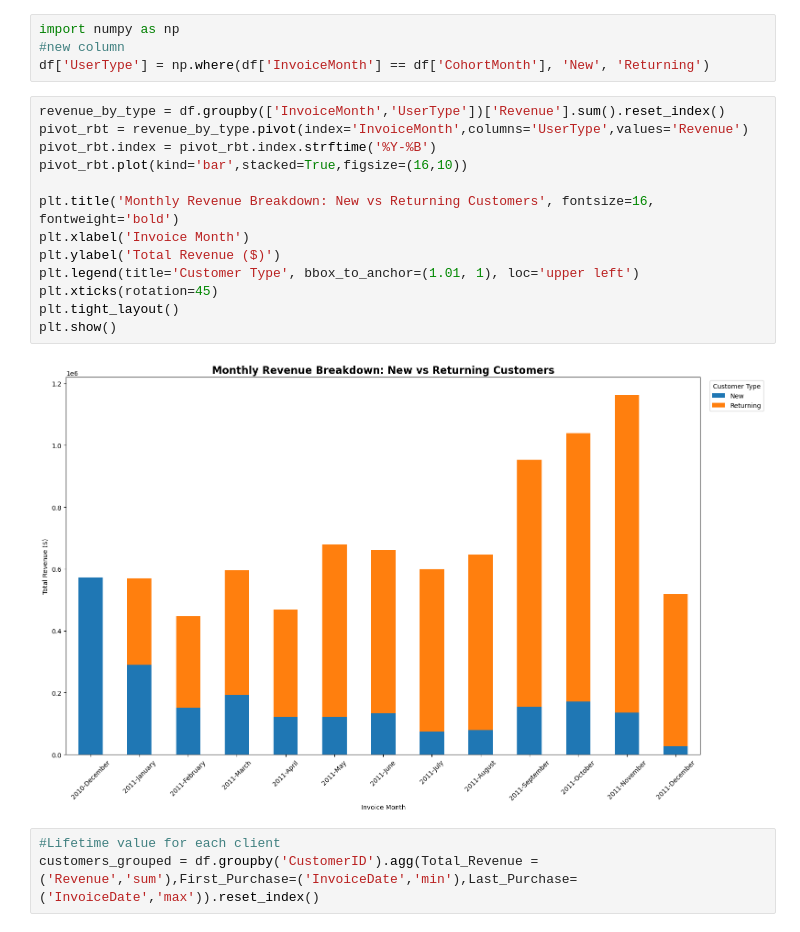
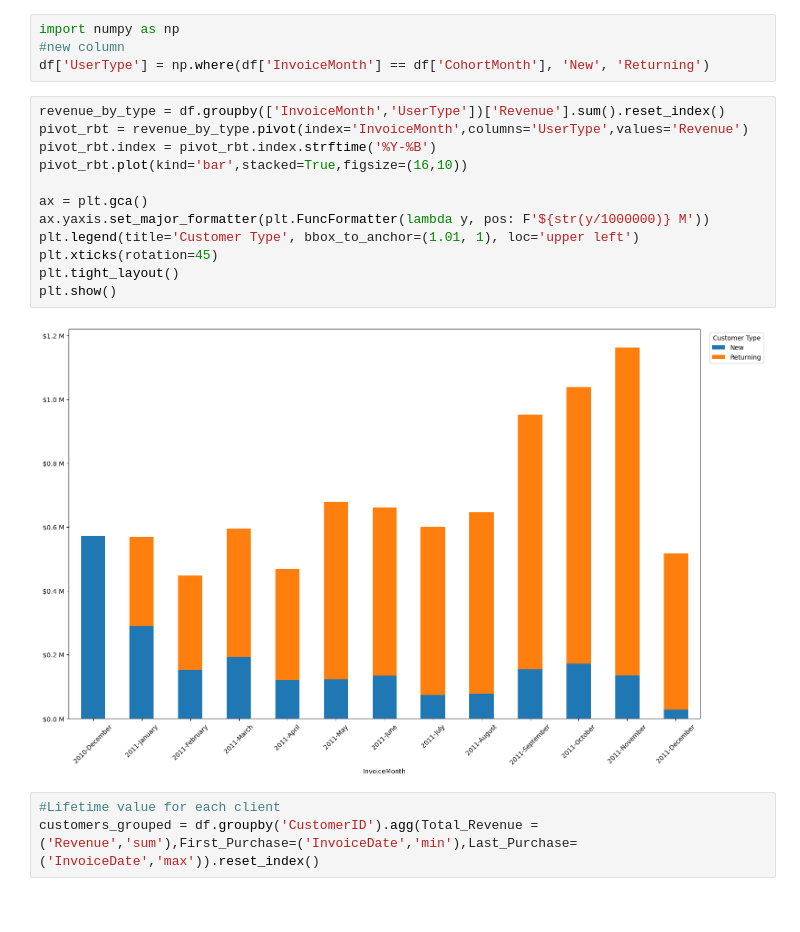
Before and after one commit to MikolajSt1/e-commerce-analysis, a Jupyter notebook: Ecommerce_Analysis_project/4_Cohort_Analysis_and_Retention.ipynb, the cells around one changed output. Saved outputs shown, nothing was run; the diff lists cells and outputs as text.

```diff
--- a/Ecommerce_Analysis_project/4_Cohort_Analysis_and_Retention.ipynb
+++ b/Ecommerce_Analysis_project/4_Cohort_Analysis_and_Retention.ipynb
@@ -89,18 +89,17 @@ df['UserType'] = np.where(df['InvoiceMonth'] == df['CohortMonth'], 'New', 'Retur
 # %%
 revenue_by_type = df.groupby(['InvoiceMonth','UserType'])['Revenue'].sum().reset_index()
 pivot_rbt = revenue_by_type.pivot(index='InvoiceMonth',columns='UserType',values='Revenue')
 pivot_rbt.index = pivot_rbt.index.strftime('%Y-%B')
 pivot_rbt.plot(kind='bar',stacked=True,figsize=(16,10))
 
-plt.title('Monthly Revenue Breakdown: New vs Returning Customers', fontsize=16, fontweight='bold')
-plt.xlabel('Invoice Month')
-plt.ylabel('Total Revenue ($)')
+ax = plt.gca()
+ax.yaxis.set_major_formatter(plt.FuncFormatter(lambda y, pos: F'${str(y/1000000)} M'))
 plt.legend(title='Customer Type', bbox_to_anchor=(1.01, 1), loc='upper left')
 plt.xticks(rotation=45)
 plt.tight_layout()
 plt.show()
 # %% [output]
-[figure, old version]
+[figure, new version]
 # %%
 #Lifetime value for each client
 customers_grouped = df.groupby('CustomerID').agg(Total_Revenue =('Revenue','sum'),First_Purchase=('InvoiceDate','min'),Last_Purchase= ('InvoiceDate','max')).reset_index()
```
Also changed, not shown: parts of 3 cells of this notebook, 3 other files.
